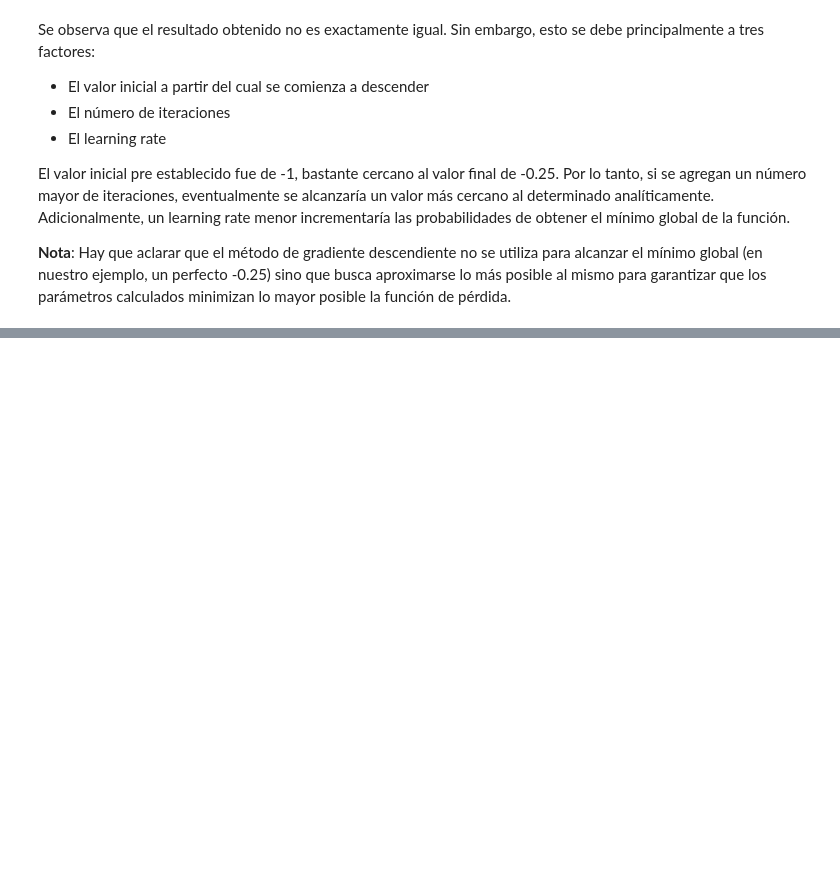
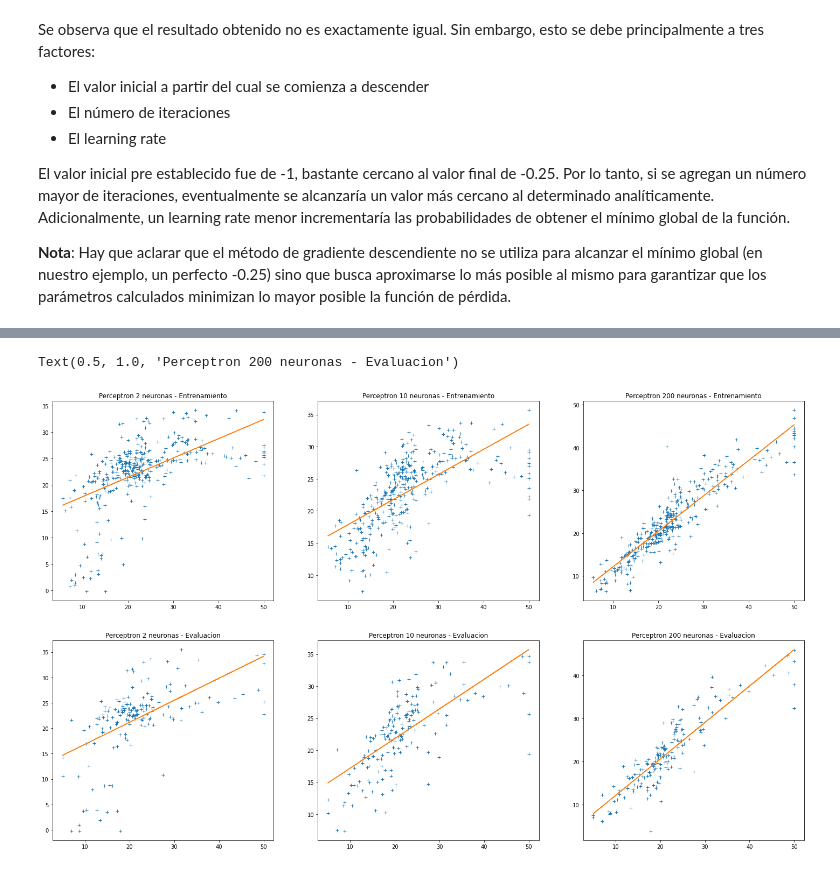
Before and after one commit to EmilianoLS/DiTellaML, a Jupyter notebook: Deep Learning/Practica_2_Estudiantes.ipynb, the cells around one changed output, grey strips where cells are left out. Drawn from its saved outputs; the diff is of its cells as text; code cells hidden in the pictures; blank space fills up the shorter version.

```diff
--- a/Deep Learning/Practica_2_Estudiantes.ipynb
+++ b/Deep Learning/Practica_2_Estudiantes.ipynb
@@ -402,0 +505,72 @@ Adicionalmente, un learning rate menor incrementaría las probabilidades de obte
+# %%
+# Modelo 2 neuronas
+# Train
+py = model_1(torch.FloatTensor(X_train))
+y_pred_train_1 = py.cpu().detach().numpy()
+# Test
+py = model_1(torch.FloatTensor(X_test))
+y_pred_test_1 = py.cpu().detach().numpy()
+
+# Modelo 10 neuronas
+# Train
+py = model_2(torch.FloatTensor(X_train))
+y_pred_train_2 = py.cpu().detach().numpy()
+# Test
+py = model_2(torch.FloatTensor(X_test))
+y_pred_test_2 = py.cpu().detach().numpy()
+
+
+# Modelo 200 neuronas
+# Train
+py = model_3(torch.FloatTensor(X_train))
+y_pred_train_3 = py.cpu().detach().numpy()
+# Test
+py = model_3(torch.FloatTensor(X_test))
+y_pred_test_3 = py.cpu().detach().numpy()
+
+
+fig, ax = plt.subplots(nrows = 2, ncols = 3, figsize = (25,15))
+
+################################################################################
+# Graficos de entrenamiento
+
+# Modelo de 2 neuronas
+ax[0][0].plot(y_train, y_pred_train_1, '+')
+X, Y = y_train.reshape(-1,1), y_pred_train_1.reshape(-1,1)
+ax[0][0].plot( X, LinearRegression().fit(X, Y).predict(X))
+ax[0][0].set_title('Perceptron 2 neuronas - Entrenamiento')
+
+# Modelo de 10 neuronas
+ax[0][1].plot(y_train, y_pred_train_2, '+')
+X, Y = y_train.reshape(-1,1), y_pred_train_2.reshape(-1,1)
+ax[0][1].plot( X, LinearRegression().fit(X, Y).predict(X))
+ax[0][1].set_title('Perceptron 10 neuronas - Entrenamiento')
+
+# Modelo de 200 neuronas
+ax[0][2].plot(y_train, y_pred_train_3, '+')
+X, Y = y_train.reshape(-1,1), y_pred_train_3.reshape(-1,1)
+ax[0][2].plot( X, LinearRegression().fit(X, Y).predict(X))
+ax[0][2].set_title('Perceptron 200 neuronas - Entrenamiento')
+################################################################################
+# Graficos de testeo
+
+# Modelo de 2 neuronas
+ax[1][0].plot(y_test, y_pred_test_1, '+')
+X, Y = y_test.reshape(-1,1), y_pred_test_1.reshape(-1,1)
+ax[1][0].plot( X, LinearRegression().fit(X, Y).predict(X))
+ax[1][0].set_title('Perceptron 2 neuronas - Evaluacion')
+
+# Modelo de 10 neuronas
+ax[1][1].plot(y_test, y_pred_test_2, '+')
+X, Y = y_test.reshape(-1,1), y_pred_test_2.reshape(-1,1)
+ax[1][1].plot( X, LinearRegression().fit(X, Y).predict(X))
+ax[1][1].set_title('Perceptron 10 neuronas - Evaluacion')
+
+# Modelo de 200 neuronas
+ax[1][2].plot(y_test, y_pred_test_3, '+')
+X, Y = y_test.reshape(-1,1), y_pred_test_3.reshape(-1,1)
+ax[1][2].plot( X, LinearRegression().fit(X, Y).predict(X))
+ax[1][2].set_title('Perceptron 200 neuronas - Evaluacion')
+# %% [output]
+Text(0.5, 1.0, 'Perceptron 200 neuronas - Evaluacion')
+[figure, added]
```
Also changed, not shown: parts of 8 cells of this notebook.
